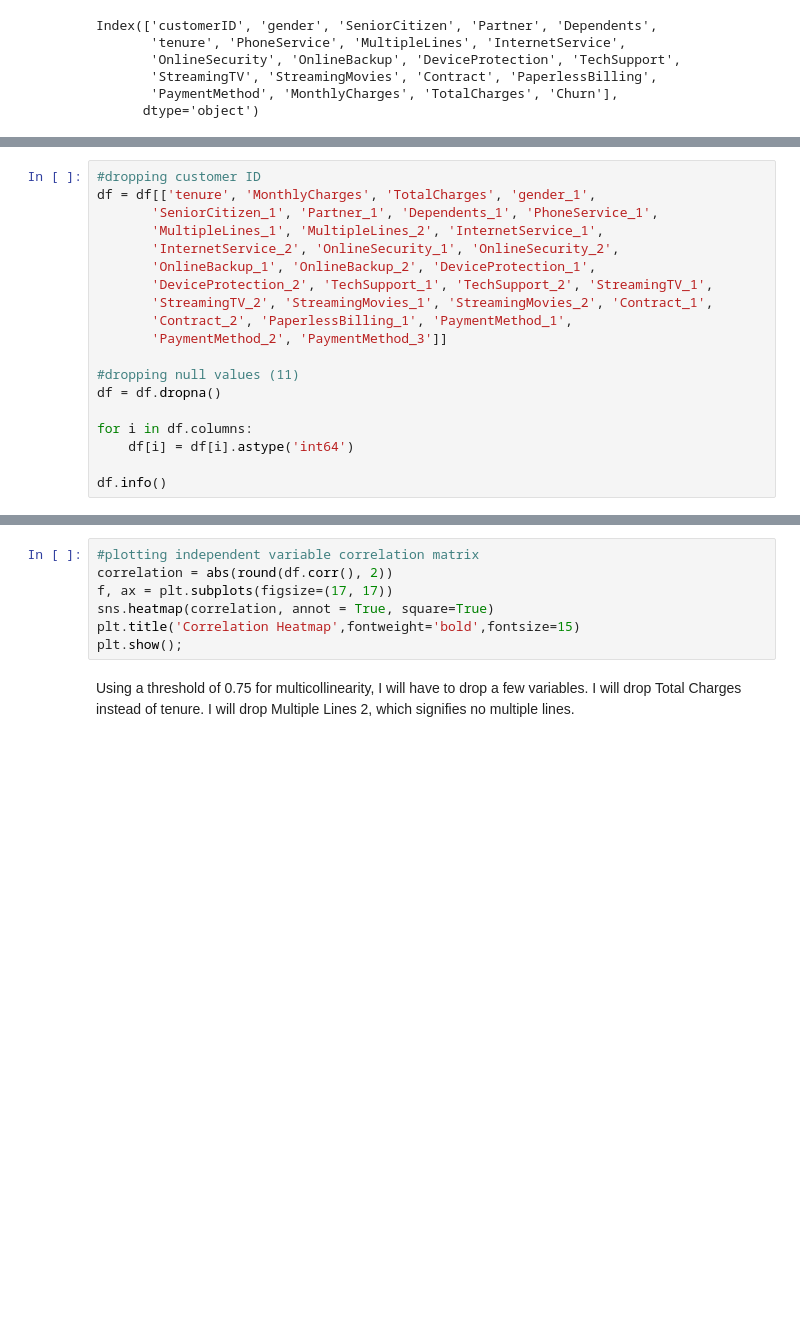
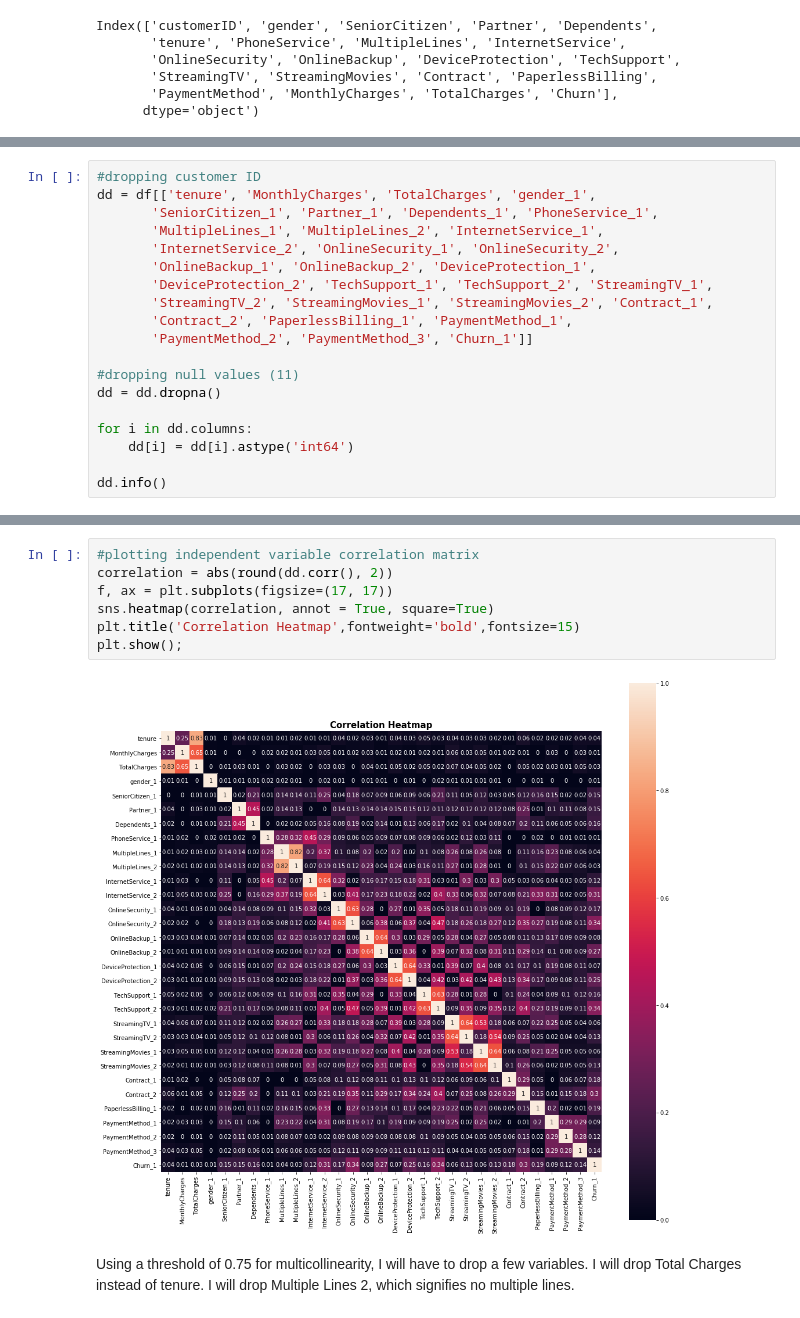
Before and after one commit to zachzazueta/telecom_churn_project, a Jupyter notebook: Notebook 1 - Cleaning and EDA.ipynb, the cells around one changed output, grey strips where cells are left out. Drawn from its saved outputs; the diff is of its cells as text; blank space fills up the shorter version.

```diff
--- a/Notebook 1 - Cleaning and EDA.ipynb
+++ b/Notebook 1 - Cleaning and EDA.ipynb
@@ -252,7 +257,7 @@ df.head()
 5 rows × 32 columns
 # %%
 #dropping customer ID
-df = df[['tenure', 'MonthlyCharges', 'TotalCharges', 'gender_1',
+dd = df[['tenure', 'MonthlyCharges', 'TotalCharges', 'gender_1',
        'SeniorCitizen_1', 'Partner_1', 'Dependents_1', 'PhoneService_1',
        'MultipleLines_1', 'MultipleLines_2', 'InternetService_1',
        'InternetService_2', 'OnlineSecurity_1', 'OnlineSecurity_2',
@@ -260,13 +265,13 @@ df = df[['tenure', 'MonthlyCharges', 'TotalCharges', 'gender_1',
        'DeviceProtection_2', 'TechSupport_1', 'TechSupport_2', 'StreamingTV_1',
        'StreamingTV_2', 'StreamingMovies_1', 'StreamingMovies_2', 'Contract_1',
        'Contract_2', 'PaperlessBilling_1', 'PaymentMethod_1',
-       'PaymentMethod_2', 'PaymentMethod_3']]
+       'PaymentMethod_2', 'PaymentMethod_3', 'Churn_1']]
 
 #dropping null values (11)
-df = df.dropna()
+dd = dd.dropna()
 
-for i in df.columns:
-    df[i] = df[i].astype('int64')
+for i in dd.columns:
+    dd[i] = dd[i].astype('int64')
 
-df.info()
+dd.info()
 # %% [output]
@@ -274,10 +295,12 @@ ValueError: invalid literal for int() with base 10: 'No'
 # %%
 #plotting independent variable correlation matrix
-correlation = abs(round(df.corr(), 2))
+correlation = abs(round(dd.corr(), 2))
 f, ax = plt.subplots(figsize=(17, 17))
 sns.heatmap(correlation, annot = True, square=True)
 plt.title('Correlation Heatmap',fontweight='bold',fontsize=15)
 plt.show();
+# %% [output]
+[figure, added]
 # %% [markdown]
 Using a threshold of 0.75 for multicollinearity, I will have to drop a few variables. I will drop Total Charges instead of tenure. I will drop Multiple Lines 2, which signifies no multiple lines.
 # %%
```
Also changed, not shown: parts of 21 cells of this notebook.
